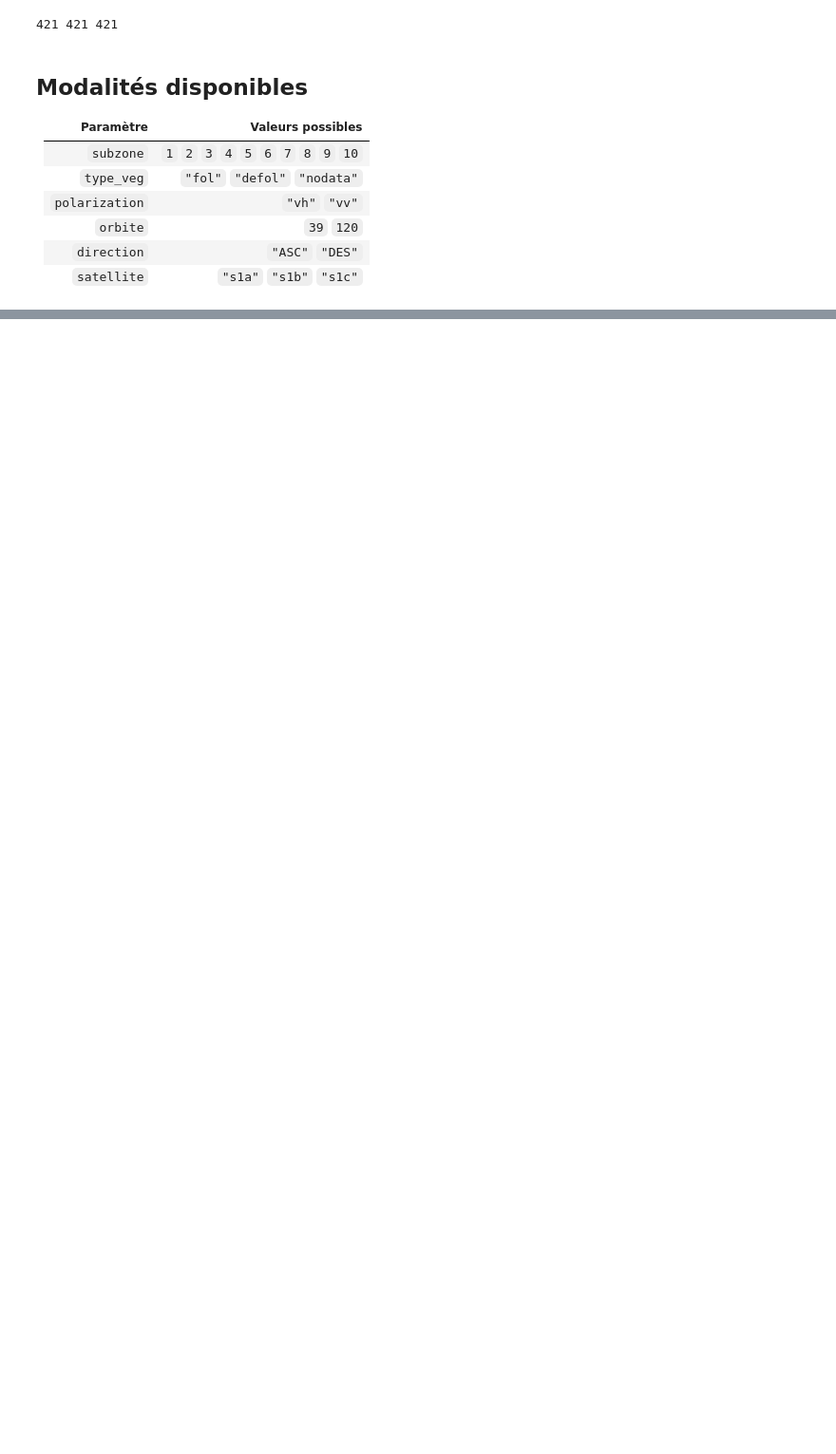
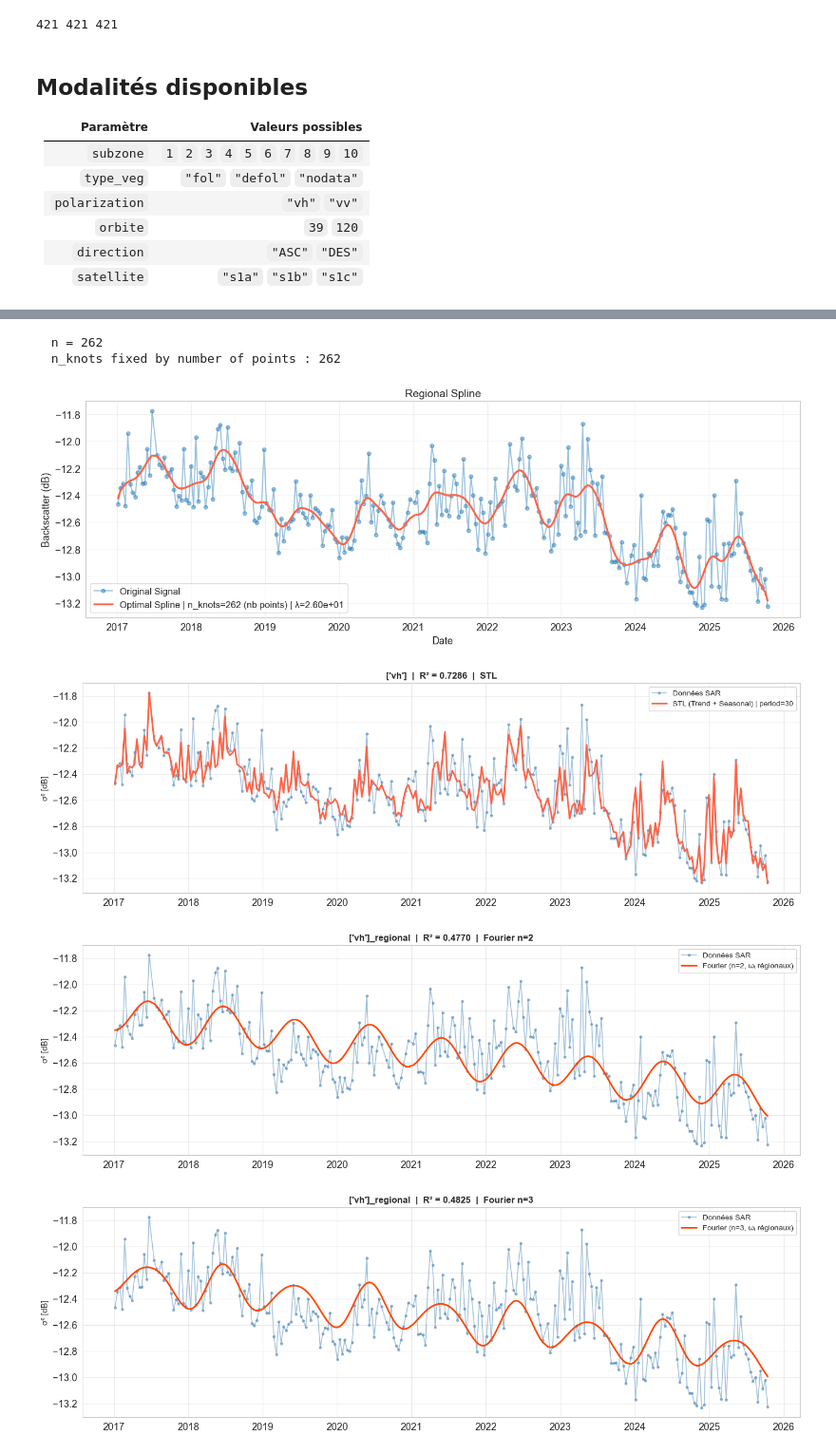
Before and after one commit to clairesn23/readingseminar, a Jupyter notebook: metafile.ipynb, the cells around one changed output, grey strips where cells are left out. Shown at 95% size. Saved outputs shown, nothing was run; the diff lists cells and outputs as text; code cells hidden in the pictures; blank space fills up the shorter version.

```diff
--- a/metafile.ipynb
+++ b/metafile.ipynb
@@ -716,0 +807,16 @@ Fourier n_freq=4            0.832265          0.975390          1.000000
+# %%
+plot=True
+N_FREQ_LIST = [2, 3, 4]   # modes harmoniques Fourier à tester
+
+#### extract des données ---------------------------------
+SERIES=["vh"]
+#type_veg, polar, direction, orbite, subzone
+
+infos= full_pipeline_reg(SERIES, plot, N_FREQ_LIST)
+# %% [output]
+  n = 262
+  n_knots fixed by number of points : 262
+[figure, added]
+[figure, added]
+[figure, added]
+[figure, added]
```
Also changed, not shown: parts of 12 cells of this notebook.
